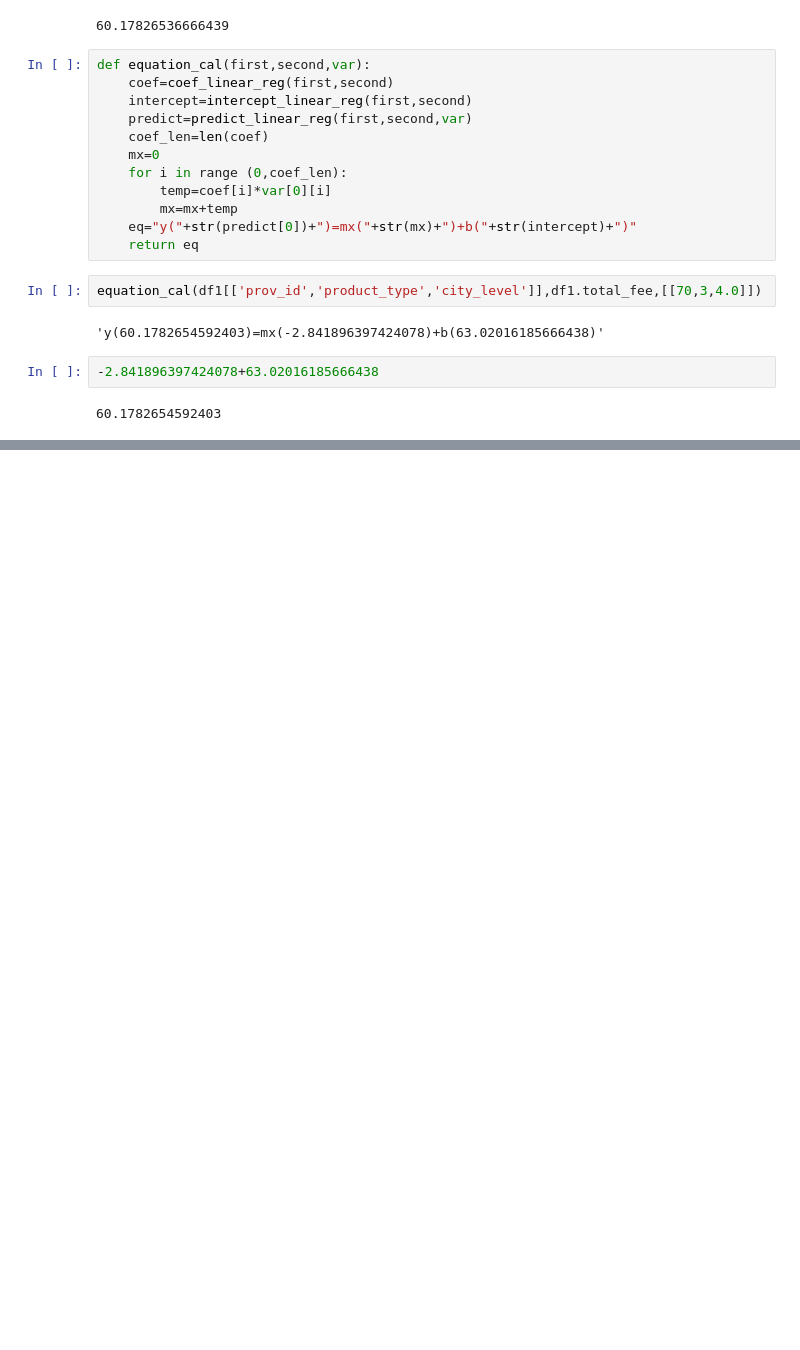
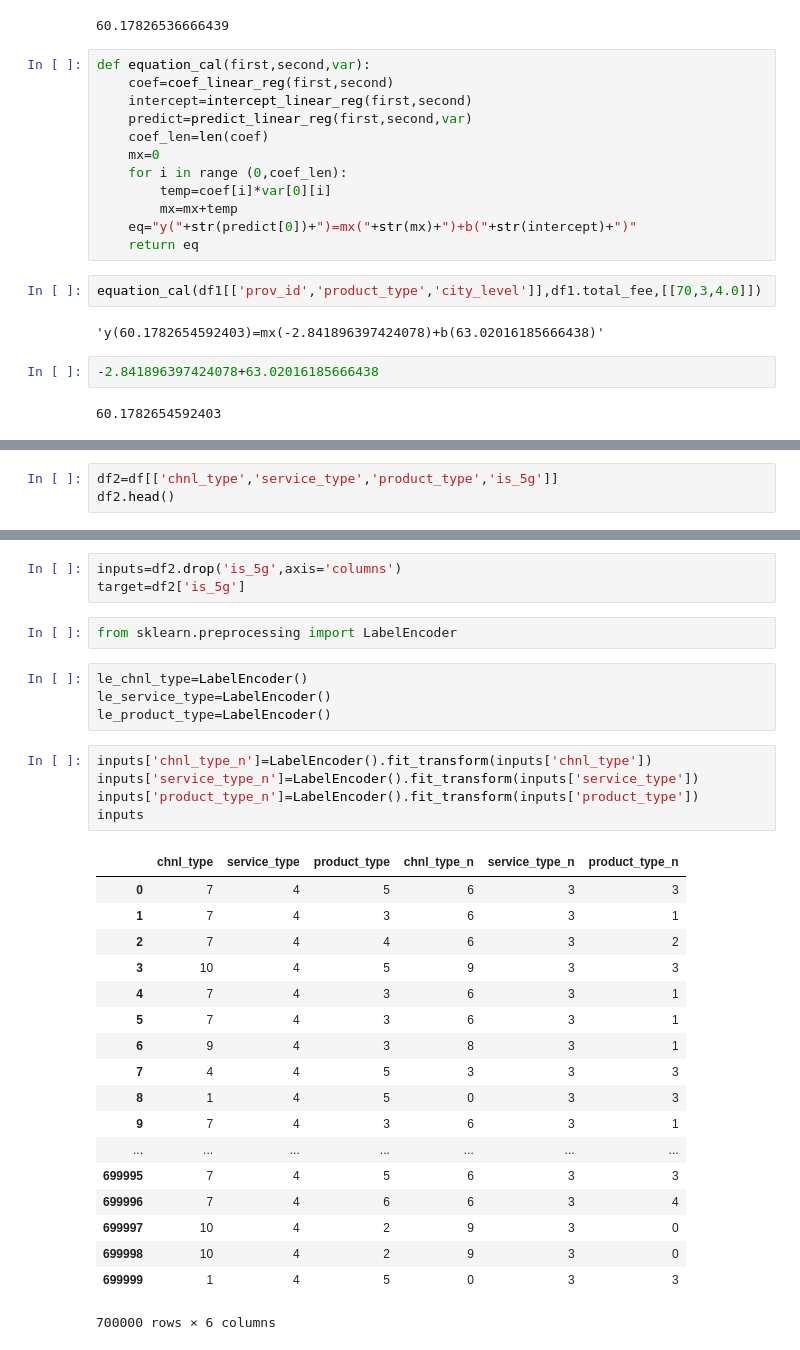
Before and after one commit to najmin1629/5g_prediction, a Jupyter notebook: train_dataset_function_analysis.ipynb, the cells around one changed output, grey strips where cells are left out. Drawn from its saved outputs; the diff is of its cells as text; blank space fills up the shorter version.

```diff
--- a/train_dataset_function_analysis.ipynb
+++ b/train_dataset_function_analysis.ipynb
@@ -76,0 +87,3 @@ equation_cal(df1[['prov_id','product_type','city_level']],df1.total_fee,[[70,3,4
+# %%
+df2=df[['chnl_type','service_type','product_type','is_5g']]
+df2.head()
@@ -76,0 +97,33 @@ equation_cal(df1[['prov_id','product_type','city_level']],df1.total_fee,[[70,3,4
+# %%
+inputs=df2.drop('is_5g',axis='columns')
+target=df2['is_5g']
+# %%
+from sklearn.preprocessing import LabelEncoder
+# %%
+le_chnl_type=LabelEncoder()
+le_service_type=LabelEncoder()
+le_product_type=LabelEncoder()
+# %%
+inputs['chnl_type_n']=LabelEncoder().fit_transform(inputs['chnl_type'])
+inputs['service_type_n']=LabelEncoder().fit_transform(inputs['service_type'])
+inputs['product_type_n']=LabelEncoder().fit_transform(inputs['product_type'])
+inputs
+# %% [output]
+|  | chnl_type | service_type | product_type | chnl_type_n | service_type_n | product_type_n |
+| 0 | 7 | 4 | 5 | 6 | 3 | 3 |
+| 1 | 7 | 4 | 3 | 6 | 3 | 1 |
+| 2 | 7 | 4 | 4 | 6 | 3 | 2 |
+| 3 | 10 | 4 | 5 | 9 | 3 | 3 |
+| 4 | 7 | 4 | 3 | 6 | 3 | 1 |
+| 5 | 7 | 4 | 3 | 6 | 3 | 1 |
+| 6 | 9 | 4 | 3 | 8 | 3 | 1 |
+| 7 | 4 | 4 | 5 | 3 | 3 | 3 |
+| 8 | 1 | 4 | 5 | 0 | 3 | 3 |
+| 9 | 7 | 4 | 3 | 6 | 3 | 1 |
+| ... | ... | ... | ... | ... | ... | ... |
+| 699995 | 7 | 4 | 5 | 6 | 3 | 3 |
+| 699996 | 7 | 4 | 6 | 6 | 3 | 4 |
+| 699997 | 10 | 4 | 2 | 9 | 3 | 0 |
+| 699998 | 10 | 4 | 2 | 9 | 3 | 0 |
+| 699999 | 1 | 4 | 5 | 0 | 3 | 3 |
+700000 rows × 6 columns
```
Also changed, not shown: parts of 10 cells of this notebook.
